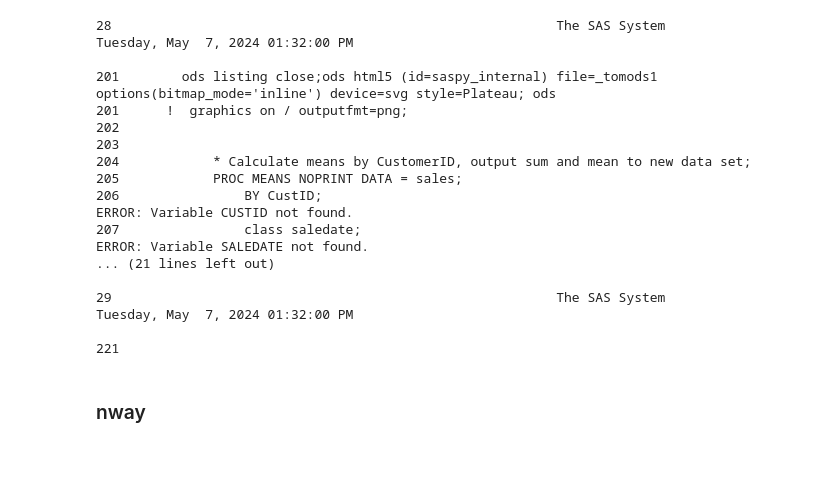
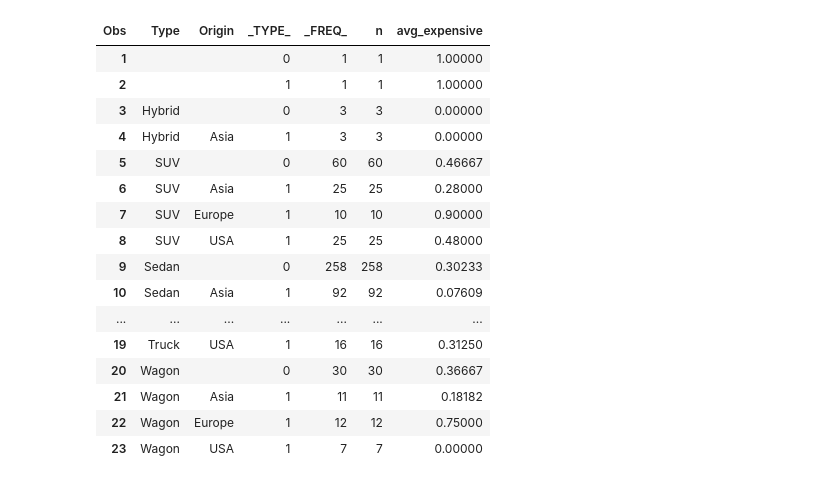
Before and after one commit to 0xdomyz/sas_collection, a Jupyter notebook: proc_data/proc_means.ipynb, the cells around one changed output. Saved outputs shown, nothing was run; the diff lists cells and outputs as text; code cells hidden in the pictures; blank space fills up the shorter version.

```diff
--- a/proc_data/proc_means.ipynb
+++ b/proc_data/proc_means.ipynb
@@ -68,34 +111,0 @@ sas.submitLST(f"""
-# %%
-# class has one obs for each interaction of the by variables
-sas.submitLST(f"""
-    * Calculate means by CustomerID, output sum and mean to new data set;
-    PROC MEANS NOPRINT DATA = sales;
-        BY CustID;
-        class saledate;
-        VAR Petunia SnapDragon Marigold;
-        OUTPUT OUT = totals
-            N(Petunia SnapDragon Marigold) = NP NSD NM
-        ;
-
-    PROC PRINT DATA = totals;
-        TITLE 'Sum of Flower Data over Customer ID';
-    RUN;
-""")
-# %% [output]
-28                                                         The SAS System                          Tuesday, May  7, 2024 01:32:00 PM
-
-201        ods listing close;ods html5 (id=saspy_internal) file=_tomods1 options(bitmap_mode='inline') device=svg style=Plateau; ods
-201      !  graphics on / outputfmt=png;
-202
-203
-204            * Calculate means by CustomerID, output sum and mean to new data set;
-205            PROC MEANS NOPRINT DATA = sales;
-206                BY CustID;
-ERROR: Variable CUSTID not found.
-207                class saledate;
-ERROR: Variable SALEDATE not found.
-... (21 lines left out)
-
-29                                                         The SAS System                          Tuesday, May  7, 2024 01:32:00 PM
-
-221
@@ -104,2 +112,38 @@ ERROR: Variable SALEDATE not found.
-# %% [markdown]
-### nway
+# %%
+# class stmnt
+# options: missing
+# statements: by, class, output
+sas.submitLST(f"""
+    PROC SORT DATA = cars OUT = _sorted_for_means;
+    BY type;
+
+    PROC summary DATA = _sorted_for_means missing;
+        BY type;
+        class origin;
+        VAR expensive;
+        OUTPUT OUT = _means
+            N = n
+            mean = avg_expensive
+        ;
+
+    PROC PRINT DATA = _means;
+    RUN;
+""")
+# %% [output]
+| Obs | Type | Origin | _TYPE_ | _FREQ_ | n | avg_expensive |
+| 1 |  |  | 0 | 1 | 1 | 1.00000 |
+| 2 |  |  | 1 | 1 | 1 | 1.00000 |
+| 3 | Hybrid |  | 0 | 3 | 3 | 0.00000 |
+| 4 | Hybrid | Asia | 1 | 3 | 3 | 0.00000 |
+| 5 | SUV |  | 0 | 60 | 60 | 0.46667 |
+| 6 | SUV | Asia | 1 | 25 | 25 | 0.28000 |
+| 7 | SUV | Europe | 1 | 10 | 10 | 0.90000 |
+| 8 | SUV | USA | 1 | 25 | 25 | 0.48000 |
+| 9 | Sedan |  | 0 | 258 | 258 | 0.30233 |
+| 10 | Sedan | Asia | 1 | 92 | 92 | 0.07609 |
+| ... | ... | ... | ... | ... | ... | ... |
+| 19 | Truck | USA | 1 | 16 | 16 | 0.31250 |
+| 20 | Wagon |  | 0 | 30 | 30 | 0.36667 |
+| 21 | Wagon | Asia | 1 | 11 | 11 | 0.18182 |
+| 22 | Wagon | Europe | 1 | 12 | 12 | 0.75000 |
+| 23 | Wagon | USA | 1 | 7 | 7 | 0.00000 |
```
Also changed, not shown: parts of 9 cells of this notebook.
